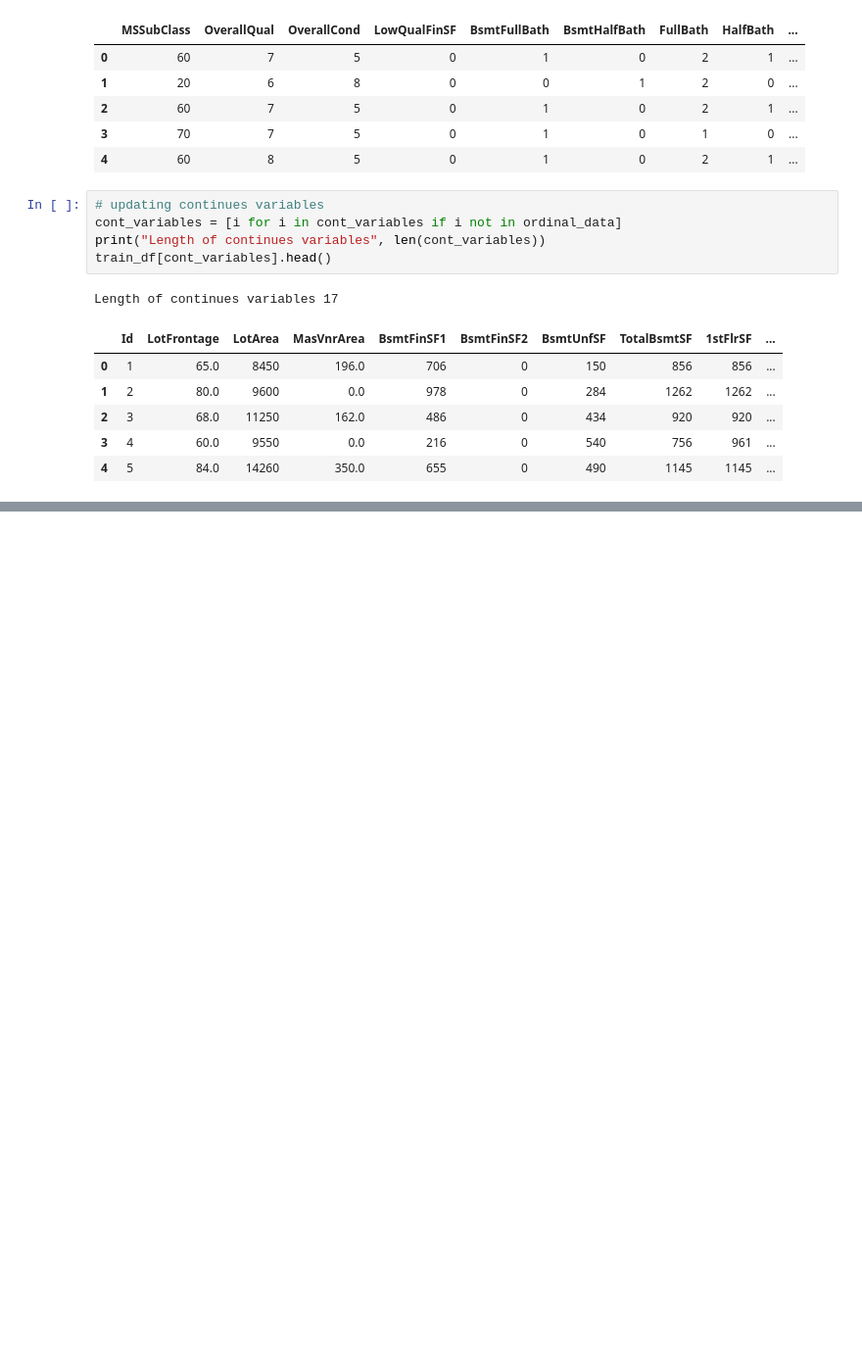
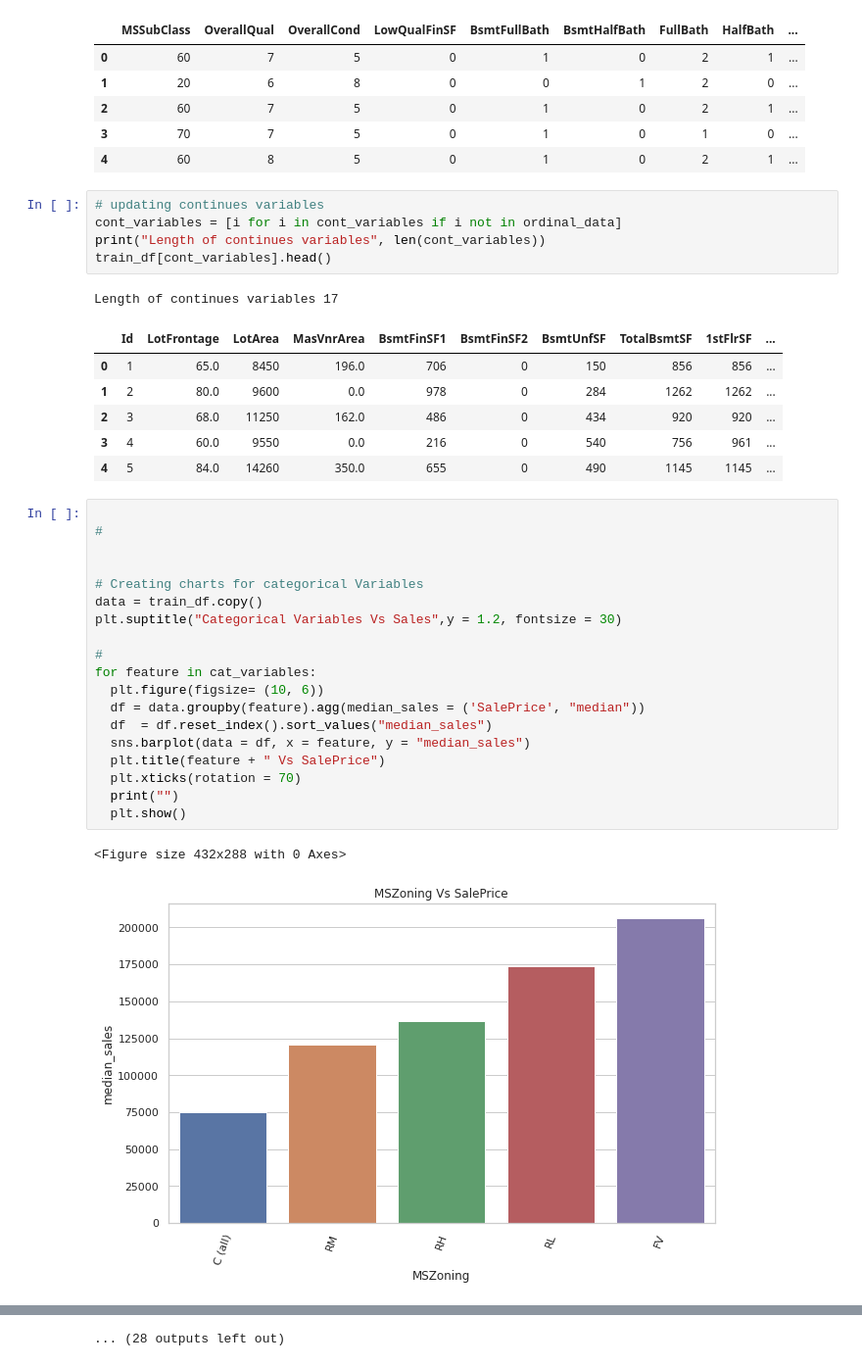
Before and after one commit to Muhliscm/-66daysofdata, a Jupyter notebook: Python/30052021 Housing data Kaggle/House_price_prediction_kaggle.ipynb, the cells around one changed output, grey strips where cells are left out. Shown at 98% size. Cells and saved outputs as stored; diff of their text form; blank space fills up the shorter version.

```diff
--- a/Python/30052021 Housing data Kaggle/House_price_prediction_kaggle.ipynb
+++ b/Python/30052021 Housing data Kaggle/House_price_prediction_kaggle.ipynb
@@ -596,3 +597,25 @@ Length of continues variables 17
 | 2 | 3 | 68.0 | 11250 | 162.0 | 486 | 0 | 434 | 920 | 920 | ... |
 | 3 | 4 | 60.0 | 9550 | 0.0 | 216 | 0 | 540 | 756 | 961 | ... |
 | 4 | 5 | 84.0 | 14260 | 350.0 | 655 | 0 | 490 | 1145 | 1145 | ... |
+# %%
+
+#
+
+
+# Creating charts for categorical Variables
+data = train_df.copy()
+plt.suptitle("Categorical Variables Vs Sales",y = 1.2, fontsize = 30)
+
+#
+for feature in cat_variables:
+  plt.figure(figsize= (10, 6))
+  df = data.groupby(feature).agg(median_sales = ('SalePrice', "median"))
+  df  = df.reset_index().sort_values("median_sales")
+  sns.barplot(data = df, x = feature, y = "median_sales")
+  plt.title(feature + " Vs SalePrice")
+  plt.xticks(rotation = 70)
+  print("")
+  plt.show()
+# %% [output]
+<Figure size 432x288 with 0 Axes>
+[figure, added]
@@ -599,2 +632,3 @@ Length of continues variables 17
+... (28 outputs left out)
 # %%
 
```
Also changed, not shown: parts of 18 cells of this notebook, 9 other files.
